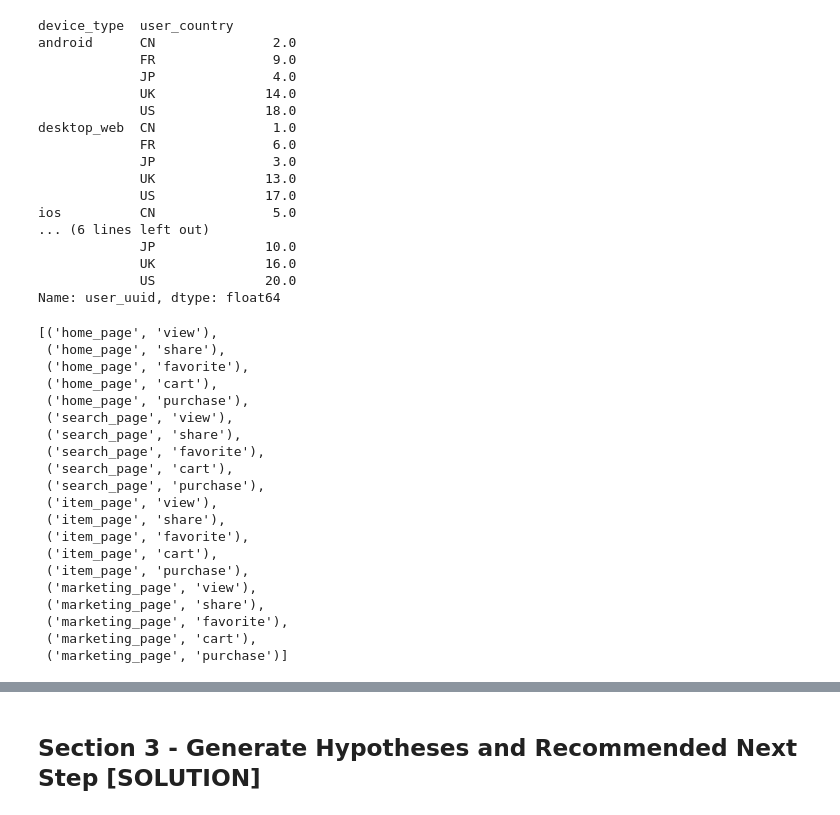
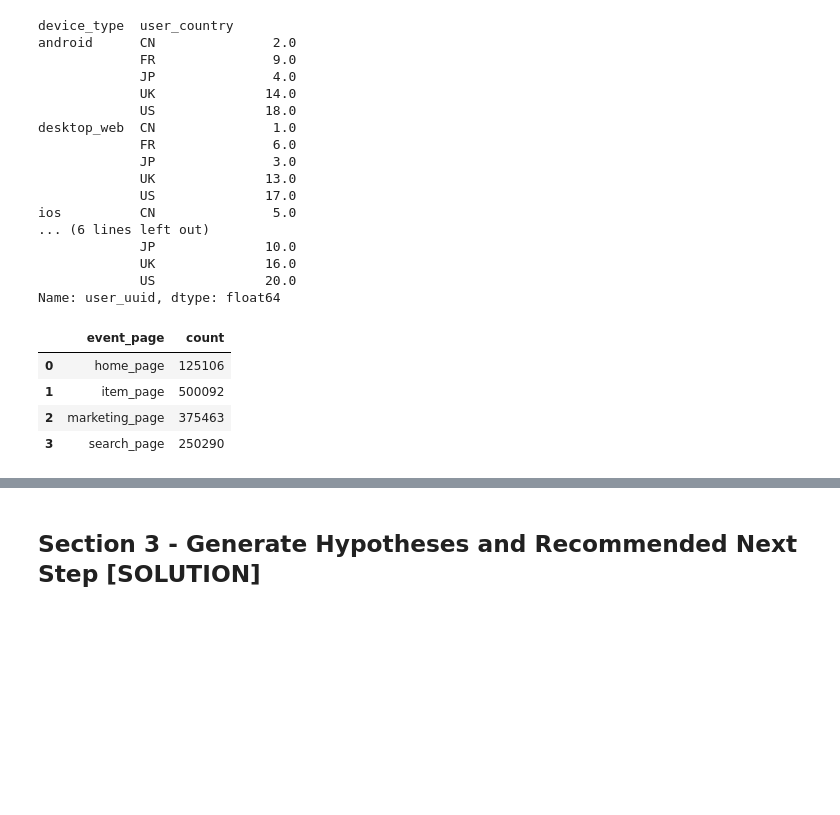
Before and after one commit to d43pan/nanodegree-data-products-course-3, a Jupyter notebook: dpmnd_c3_solutions.ipynb, the cells around one changed output, grey strips where cells are left out. Drawn from its saved outputs; the diff is of its cells as text; code cells hidden in the pictures; blank space fills up the shorter version.

```diff
--- a/dpmnd_c3_solutions.ipynb
+++ b/dpmnd_c3_solutions.ipynb
@@ -265,26 +292,20 @@ pages = df.event_page.unique()
 # %%
 events = df.event_type.unique()
-# %%
-list(itertools.product(pages, events))
-# %% [output]
-[('home_page', 'view'),
- ('home_page', 'share'),
- ('home_page', 'favorite'),
- ('home_page', 'cart'),
- ('home_page', 'purchase'),
- ('search_page', 'view'),
- ('search_page', 'share'),
- ('search_page', 'favorite'),
- ('search_page', 'cart'),
- ('search_page', 'purchase'),
- ('item_page', 'view'),
- ('item_page', 'share'),
- ('item_page', 'favorite'),
- ('item_page', 'cart'),
- ('item_page', 'purchase'),
- ('marketing_page', 'view'),
- ('marketing_page', 'share'),
- ('marketing_page', 'favorite'),
- ('marketing_page', 'cart'),
- ('marketing_page', 'purchase')]
+# %%
+# This and the the following code samples are examples which are
+# slightly better than the first.
+
+# Now the student might see which page or which event type is most imporant,
+# but not have a quantitative reason for the combination of the two.
+
+# Said another way - they may jump to the conclusion that "Item Page" and "View" is the right answer.
+
+# Simpsons paradox could trick them into thinking the independent sums are large when combined
+df.groupby('event_page')['event_uuid'].nunique().reset_index(name='count')
+# %% [output]
+|  | event_page | count |
+| 0 | home_page | 125106 |
+| 1 | item_page | 500092 |
+| 2 | marketing_page | 375463 |
+| 3 | search_page | 250290 |
 # %%
```
Also changed, not shown: parts of 24 cells of this notebook.
